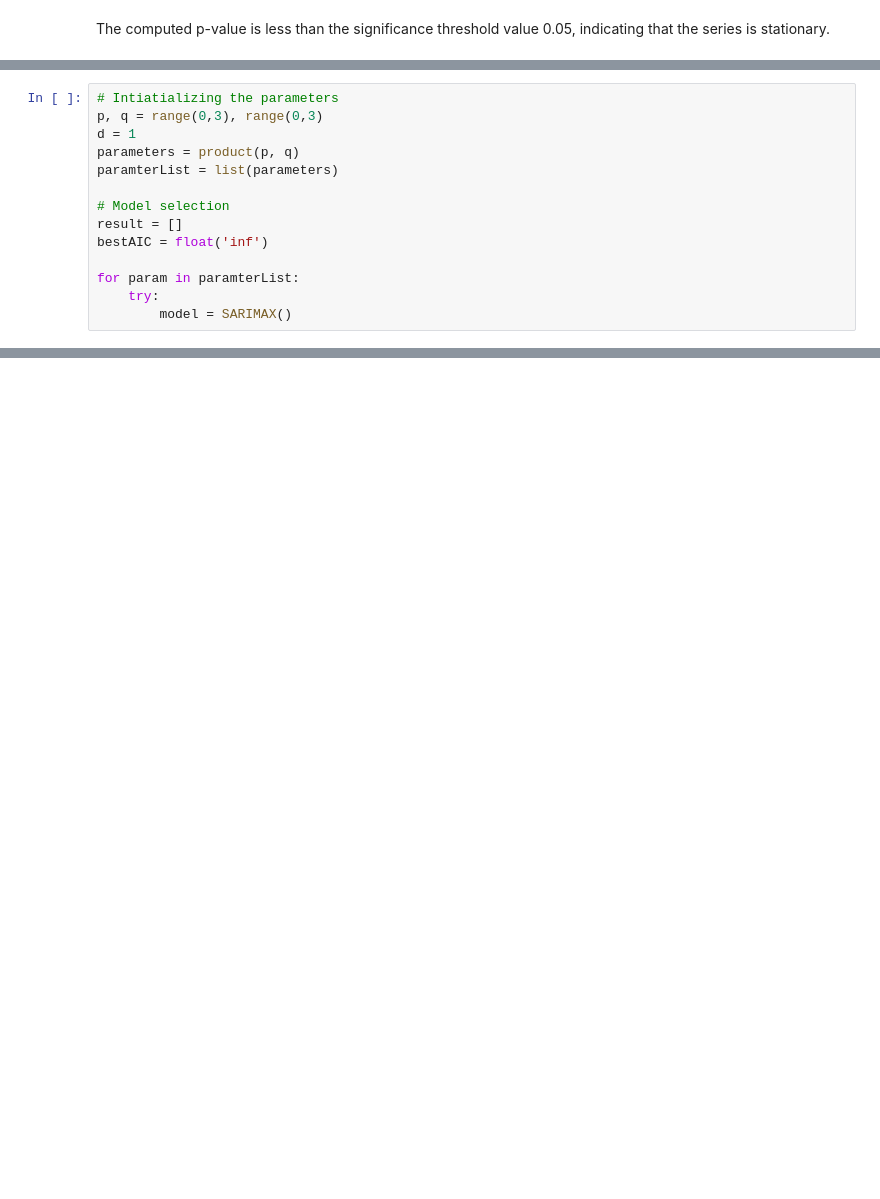
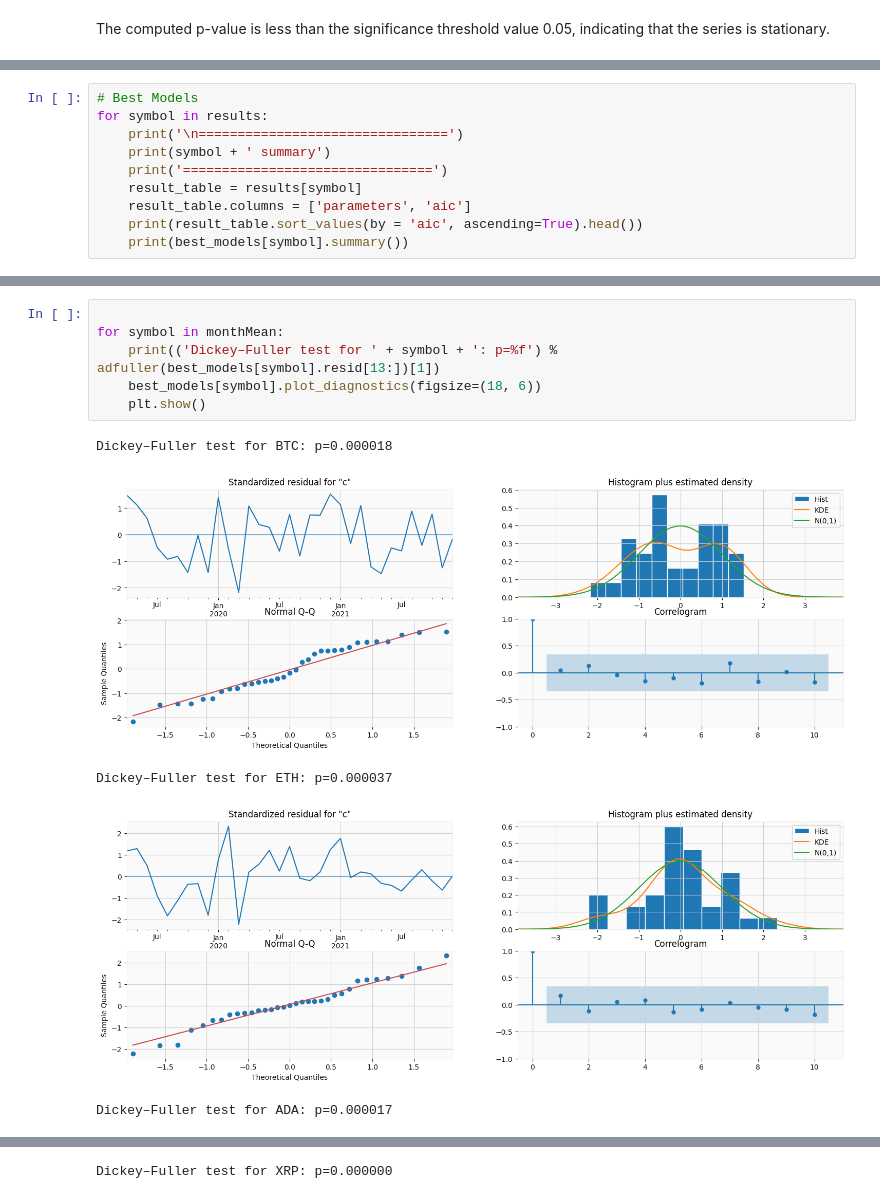
Before and after one commit to gshudhanshu/CM2015-Programming-with-data_Mid-term, a Jupyter notebook: CM2015_Mid-term.ipynb, the cells around one changed output, grey strips where cells are left out. Cells and saved outputs as stored; diff of their text form; blank space fills up the shorter version.

```diff
--- a/CM2015_Mid-term.ipynb
+++ b/CM2015_Mid-term.ipynb
@@ -574,14 +547,0 @@ We'll use a statistics model to fit ARIMA model, which will produce an AIC value
-# %%
-# Intiatializing the parameters
-p, q = range(0,3), range(0,3)
-d = 1
-parameters = product(p, q)
-paramterList = list(parameters)
-
-# Model selection
-result = []
-bestAIC = float('inf')
-
-for param in paramterList:
-    try:
-        model = SARIMAX()
@@ -589,0 +593,10 @@ SyntaxError: unexpected EOF while parsing (Temp/ipykernel_19756/1984361033.py, l
+# %%
+# Best Models
+for symbol in results:
+    print('\n================================')
+    print(symbol + ' summary')
+    print('================================')
+    result_table = results[symbol]
+    result_table.columns = ['parameters', 'aic']
+    print(result_table.sort_values(by = 'aic', ascending=True).head())
+    print(best_models[symbol].summary())
@@ -589,0 +621,12 @@ SyntaxError: unexpected EOF while parsing (Temp/ipykernel_19756/1984361033.py, l
+# %%
+
+for symbol in monthMean:
+    print(('Dickey–Fuller test for ' + symbol + ': p=%f') % adfuller(best_models[symbol].resid[13:])[1])
+    best_models[symbol].plot_diagnostics(figsize=(18, 6))
+    plt.show()
+# %% [output]
+Dickey–Fuller test for BTC: p=0.000018
+[figure, added]
+Dickey–Fuller test for ETH: p=0.000037
+[figure, added]
+Dickey–Fuller test for ADA: p=0.000017
@@ -589,0 +634 @@ SyntaxError: unexpected EOF while parsing (Temp/ipykernel_19756/1984361033.py, l
+Dickey–Fuller test for XRP: p=0.000000
```
Also changed, not shown: parts of 17 cells of this notebook, 1 other file.
